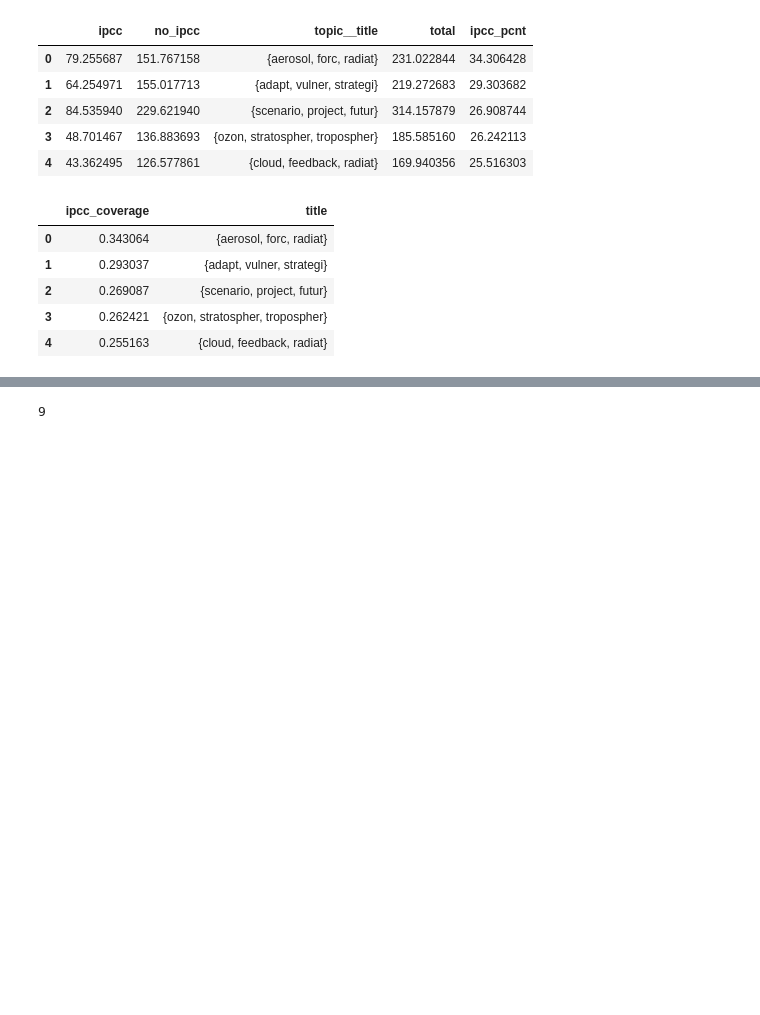
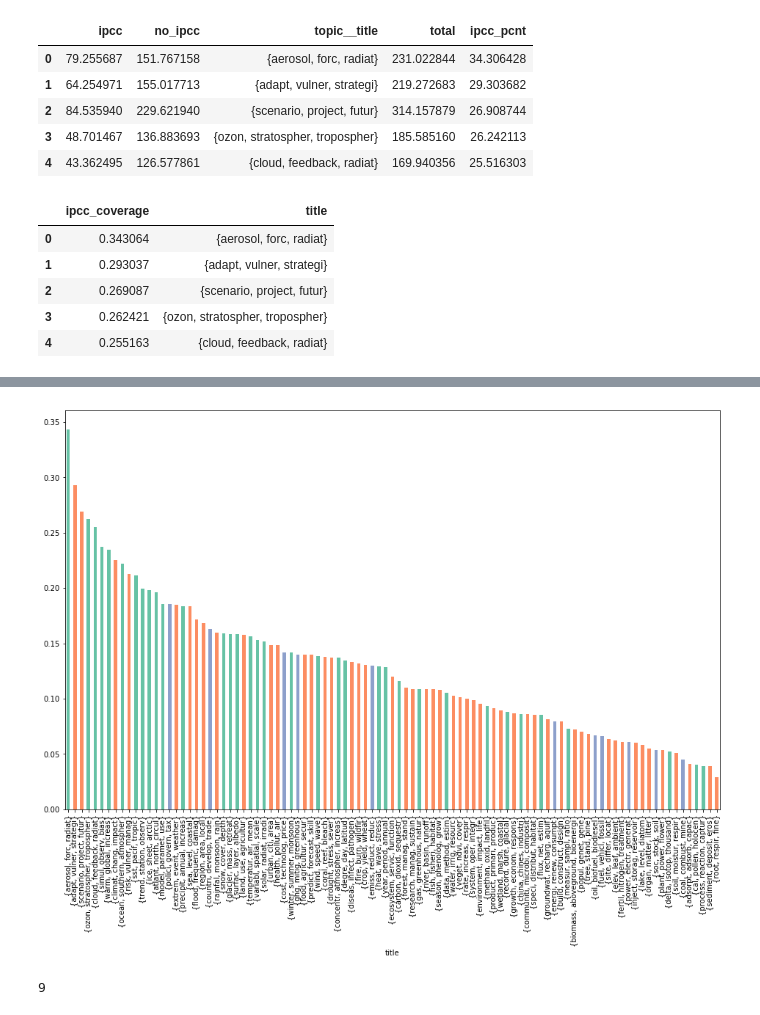
Before and after one commit to mcallaghan/cc-topography, a Jupyter notebook: code/IPCC_topics.ipynb, the cells around one changed output, grey strips where cells are left out. Saved outputs shown, nothing was run; the diff lists cells and outputs as text; code cells hidden in the pictures; blank space fills up the shorter version.

```diff
--- a/code/IPCC_topics.ipynb
+++ b/code/IPCC_topics.ipynb
@@ -130,0 +130,10 @@ ValueError: could not convert string to float: 'bla'
+# %%
+df = pd.DataFrame.from_dict(
+        list(Topic.objects.filter(
+            run_id=run_id,
+            topicarscores__ar=5,
+            topicarscores__share__gt=0.005
+        ).order_by('-ipcc_coverage').values('title','ipcc_coverage','primary_wg'))
+)
+
+df.head()
@@ -131,3 +147,13 @@ ValueError: could not convert string to float: 'bla'
+# %%
+colors = {1: "#66c2a5", 2: "#fc8d62" , 3: "#8da0cb"}
+
+bdf = df.set_index(['title'])
+
+bdf['ipcc_coverage'].plot(kind='bar', color=[colors[i] for i in bdf['primary_wg']])
+
+plt.show()
+# %% [output]
+[figure, added]
 # %%
 soil_tops = Topic.objects.filter(
     topicterm__run_id=run_id,
```
Also changed, not shown: parts of 2 cells of this notebook, 10 other files.
